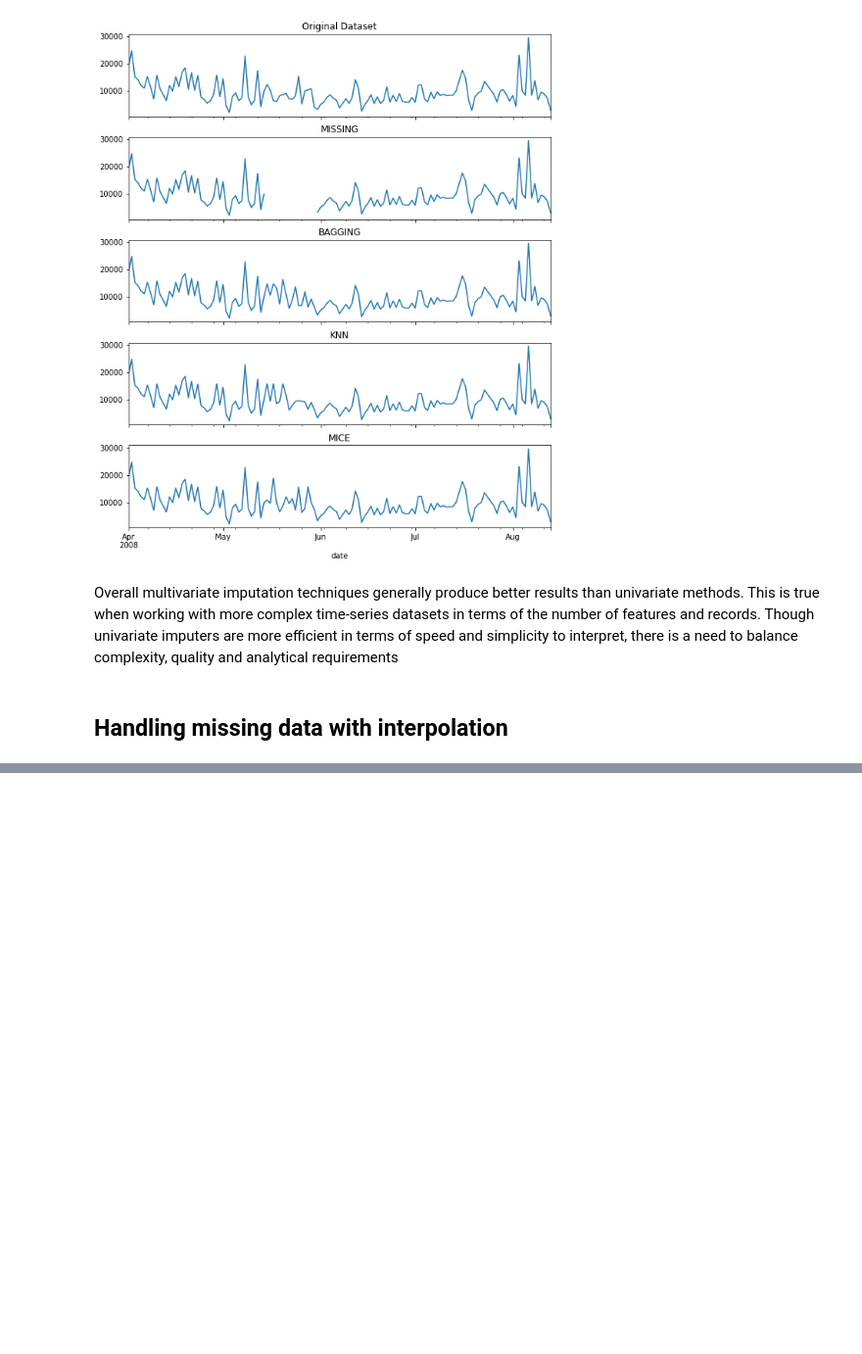
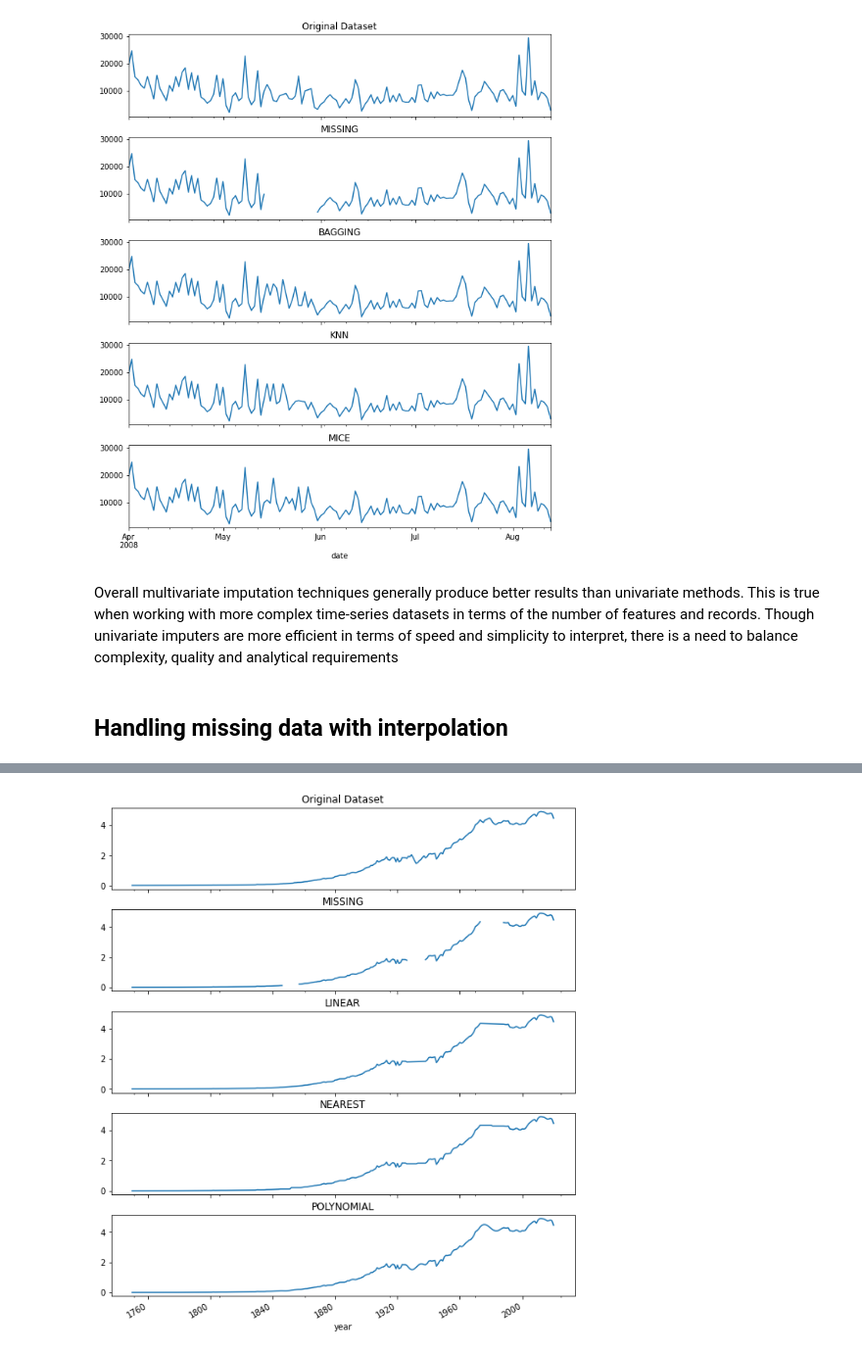
Before and after one commit to LaurbergMJ/TimeSeriesAnalysisWithPythonCookbook, a Jupyter notebook: Ch7.ipynb, the cells around one changed output, grey strips where cells are left out. Shown at 98% size. Cells and saved outputs as stored; diff of their text form; code cells hidden in the pictures; blank space fills up the shorter version.

```diff
--- a/Ch7.ipynb
+++ b/Ch7.ipynb
@@ -485,0 +491,18 @@ Overall multivariate imputation techniques generally produce better results than
+# %%
+# Create a list of interpolation methods to be tested
+interpolations = ['linear', 'quadratic', 'nearest', 'cubic']
+# %%
+# Loop through the list to run different interpolations using .interpolate()
+# - appen a new column for each interpolation output to be used for comparison
+
+for intp in interpolations:
+    co2_missing[intp] = co2_missing['co2'].interpolate(method=intp)
+    clicks_missing[intp] = clicks_missing['clicks'].interpolate(method=intp)
+# %%
+# There are two additional methods that it would be interesting to test: spline and polynomial
+# to use these models we will need to provide an integer value for the order parameter. We can try order= 2 for the spline method, and order=5 for the polynomial method
+
+co2_missing['spline'] = co2_missing['co2'].interpolate(method='spline', order=2)
+clicks_missing['spline'] = clicks_missing['clicks'].interpolate(method='spline', order= 2)
+co2_missing['polynomial'] = co2_missing['co2'].interpolate(method='polynomial', order=5)
+clicks_missing['polynomial'] = clicks_missing['clicks'].interpolate(method='polynomial', order=5)
@@ -485,0 +537,6 @@ Overall multivariate imputation techniques generally produce better results than
+# %%
+# Visualize the results to gain a better idea of how each interpolation worked
+cols = ['co2', 'linear', 'nearest', 'polynomial']
+plot_dfs(co2_original, co2_missing[cols], 'co2')
+# %% [output]
+[figure, added]
```
Also changed, not shown: parts of 5 cells of this notebook.
